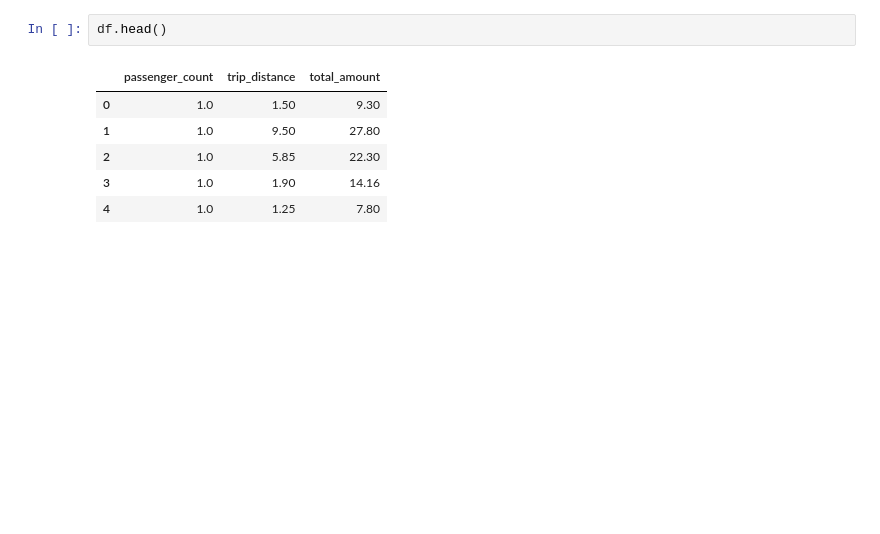
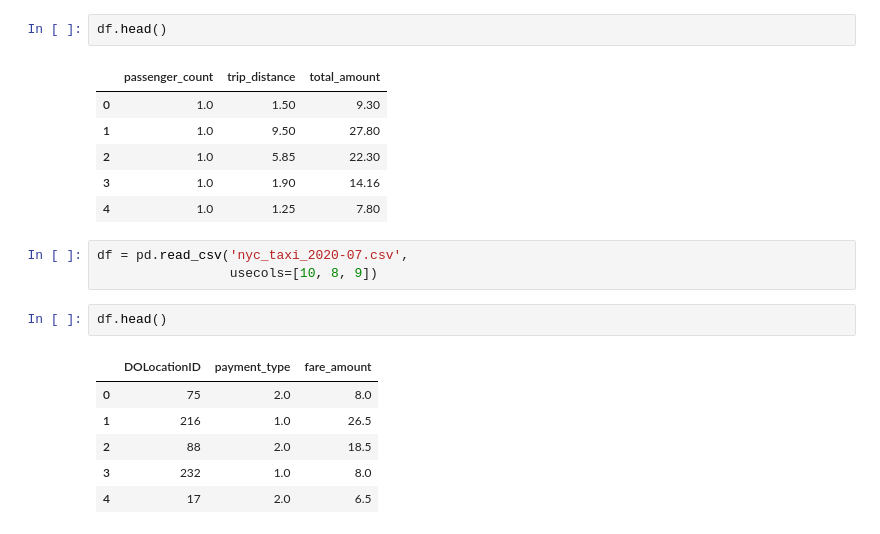
Before and after one commit to opagani/2024-08Aug-pandas-csv, a Jupyter notebook: LernerPython - 2024-08Aug-pandas-csv.ipynb, the cells around one changed output. Saved outputs shown, nothing was run; the diff lists cells and outputs as text; blank space fills up the shorter version.

```diff
--- a/LernerPython - 2024-08Aug-pandas-csv.ipynb
+++ b/LernerPython - 2024-08Aug-pandas-csv.ipynb
@@ -277,3 +277,15 @@ df.head()
 | 2 | 1.0 | 5.85 | 22.30 |
 | 3 | 1.0 | 1.90 | 14.16 |
 | 4 | 1.0 | 1.25 | 7.80 |
+# %%
+df = pd.read_csv('nyc_taxi_2020-07.csv',
+                 usecols=[10, 8, 9])
+# %%
+df.head()
+# %% [output]
+|  | DOLocationID | payment_type | fare_amount |
+| 0 | 75 | 2.0 | 8.0 |
+| 1 | 216 | 1.0 | 26.5 |
+| 2 | 88 | 2.0 | 18.5 |
+| 3 | 232 | 1.0 | 8.0 |
+| 4 | 17 | 2.0 | 6.5 |
```
Also changed, not shown: parts of 2 cells of this notebook.
